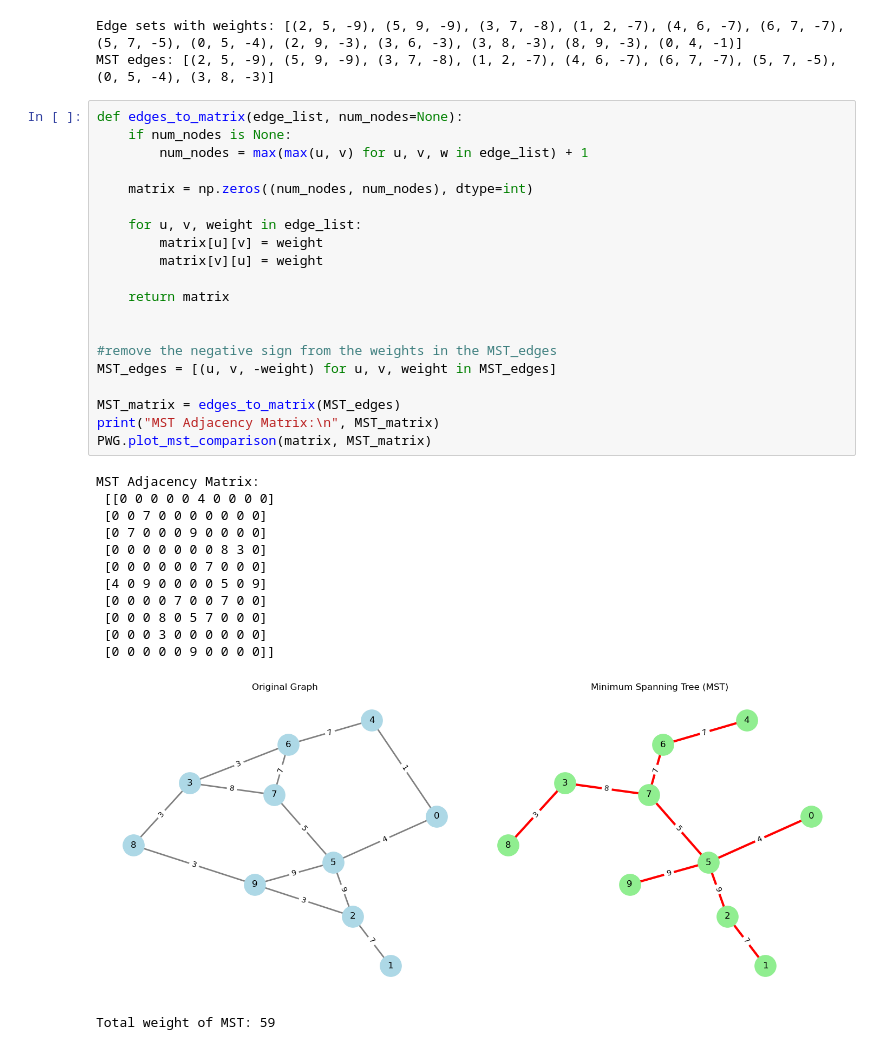
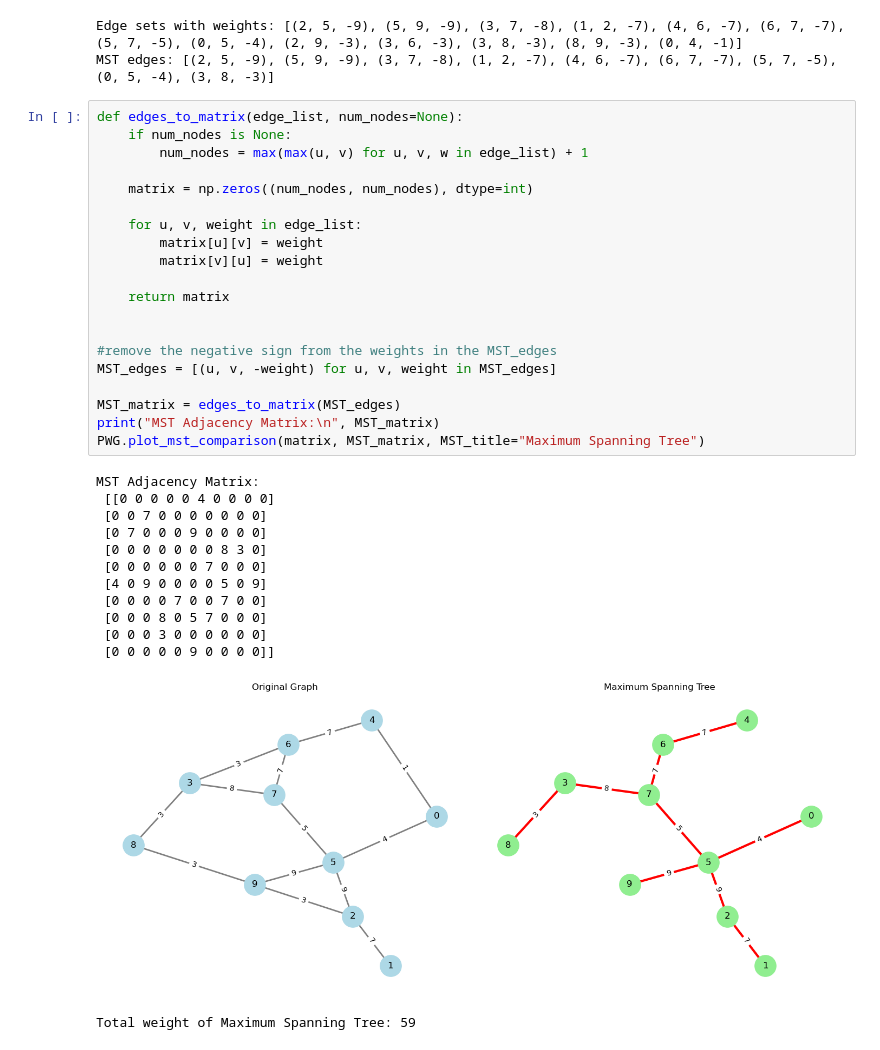
Before and after one commit to ludvigramsvik/Prims_and_Kruskals_Algorithms, a Jupyter notebook: Kruskals_Algorithem_Maximum.ipynb, the cells around one changed output. Saved outputs shown, nothing was run; the diff lists cells and outputs as text.

```diff
--- a/Kruskals_Algorithem_Maximum.ipynb
+++ b/Kruskals_Algorithem_Maximum.ipynb
@@ -90,33 +90,33 @@ MST edges: [(2, 5, -9), (5, 9, -9), (3, 7, -8), (1, 2, -7), (4, 6, -7), (6, 7, -
 def edges_to_matrix(edge_list, num_nodes=None):
     if num_nodes is None:
         num_nodes = max(max(u, v) for u, v, w in edge_list) + 1
 
     matrix = np.zeros((num_nodes, num_nodes), dtype=int)
 
     for u, v, weight in edge_list:
         matrix[u][v] = weight
         matrix[v][u] = weight
 
     return matrix
 
 
 #remove the negative sign from the weights in the MST_edges
 MST_edges = [(u, v, -weight) for u, v, weight in MST_edges]
 
 MST_matrix = edges_to_matrix(MST_edges)
 print("MST Adjacency Matrix:\n", MST_matrix)
-PWG.plot_mst_comparison(matrix, MST_matrix)
+PWG.plot_mst_comparison(matrix, MST_matrix, MST_title="Maximum Spanning Tree")
 # %% [output]
 MST Adjacency Matrix:
  [[0 0 0 0 0 4 0 0 0 0]
  [0 0 7 0 0 0 0 0 0 0]
  [0 7 0 0 0 9 0 0 0 0]
  [0 0 0 0 0 0 0 8 3 0]
  [0 0 0 0 0 0 7 0 0 0]
  [4 0 9 0 0 0 0 5 0 9]
  [0 0 0 0 7 0 0 7 0 0]
  [0 0 0 8 0 5 7 0 0 0]
  [0 0 0 3 0 0 0 0 0 0]
  [0 0 0 0 0 9 0 0 0 0]]
-[figure, old version]
+[figure, new version]
-Total weight of MST: 59
+Total weight of Maximum Spanning Tree: 59
```
Also changed, not shown: 1 other file.
